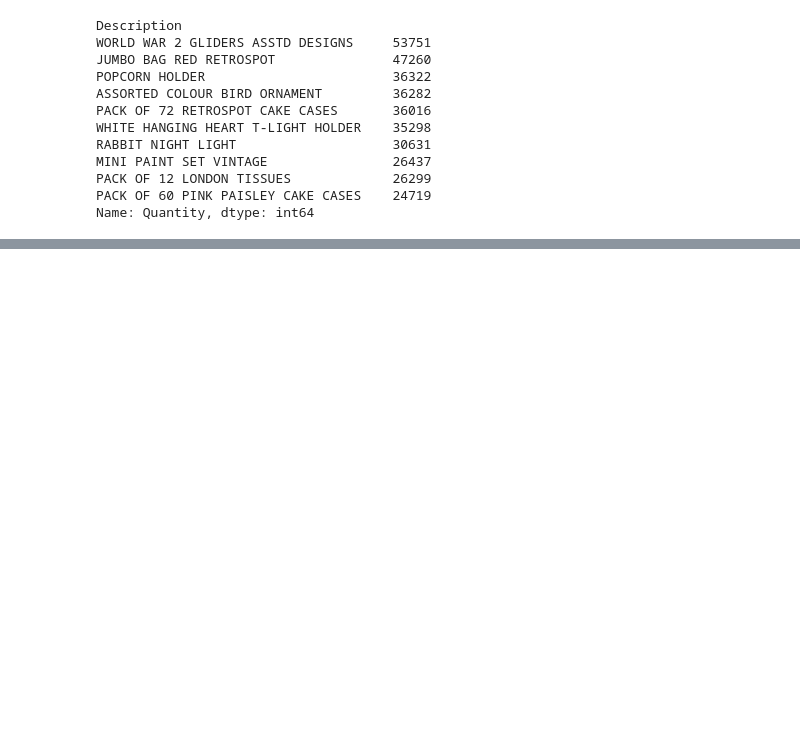
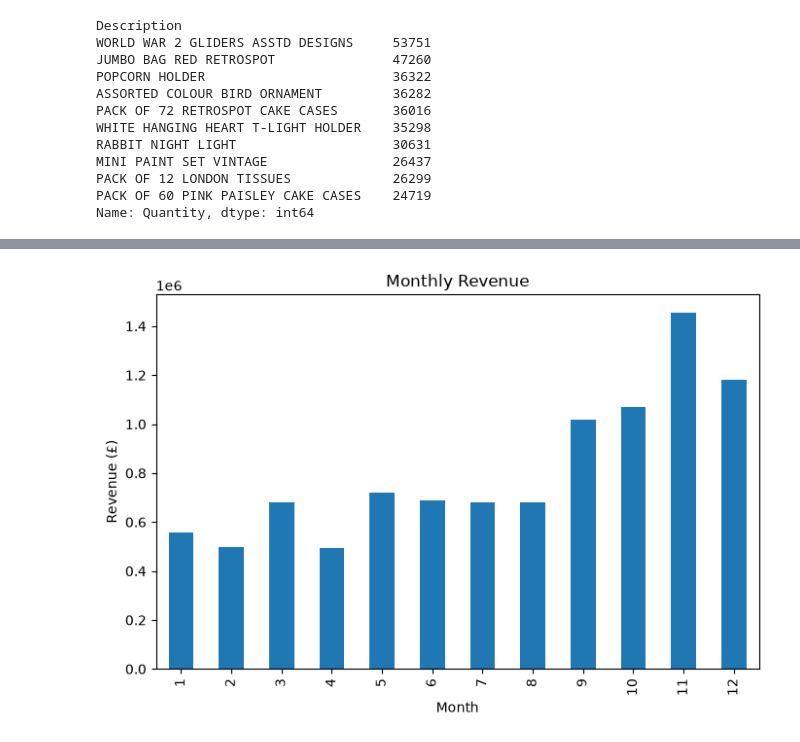
Before and after one commit to imakarshv/Retail-Customer-Analytics, a Jupyter notebook: notebooks/01_Data_Understanding.ipynb, the cells around one changed output, grey strips where cells are left out. Saved outputs shown, nothing was run; the diff lists cells and outputs as text; code cells hidden in the pictures; blank space fills up the shorter version.

```diff
--- a/notebooks/01_Data_Understanding.ipynb
+++ b/notebooks/01_Data_Understanding.ipynb
@@ -265,0 +307,3 @@ Name: Quantity, dtype: int64
+# %%
+#Which month generates the highest revenue?
+df['Month'] = df['InvoiceDate'].dt.month
@@ -265,0 +319,8 @@ Name: Quantity, dtype: int64
+# %%
+monthly_revenue = (
+    df.groupby("Month")["Revenue"]
+    .sum()
+    .sort_values(ascending=False)
+)
+
+monthly_revenue
@@ -265,0 +342,12 @@ Name: Quantity, dtype: int64
+# %%
+monthly_revenue.sort_index().plot(kind="bar", figsize=(8,5))
+
+plt.title("Monthly Revenue")
+
+plt.xlabel("Month")
+
+plt.ylabel("Revenue (£)")
+
+plt.show()
+# %% [output]
+[figure, added]
```
Also changed, not shown: parts of 13 cells of this notebook.
